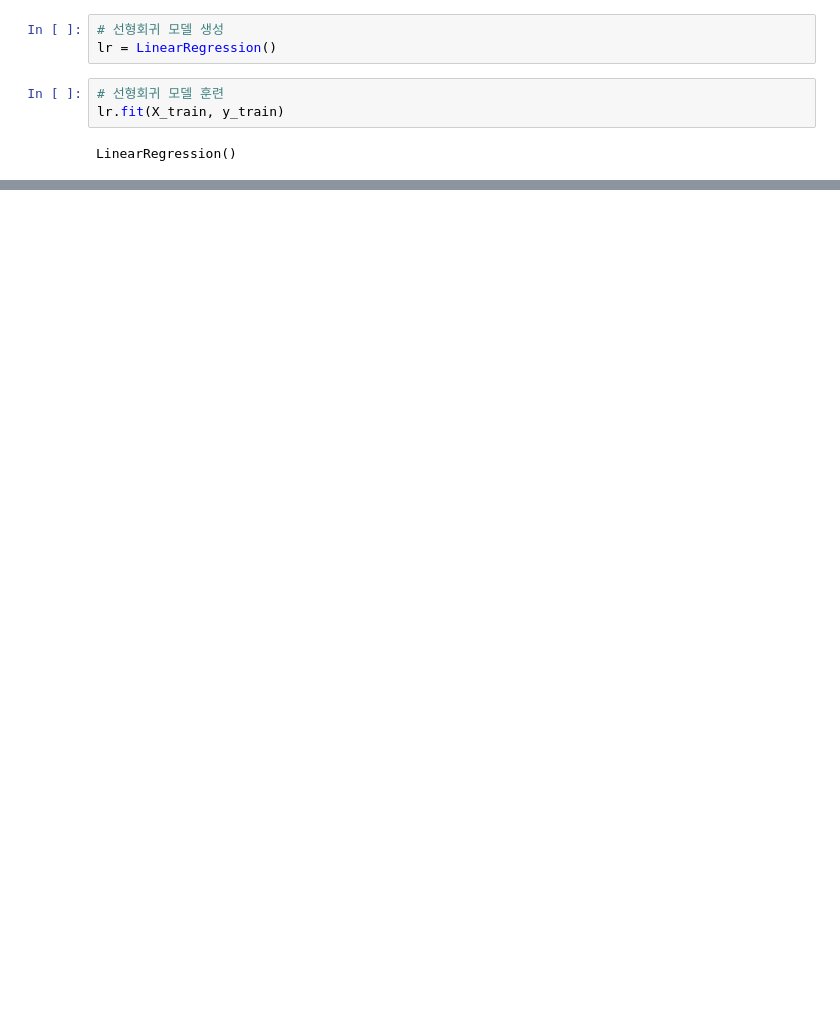
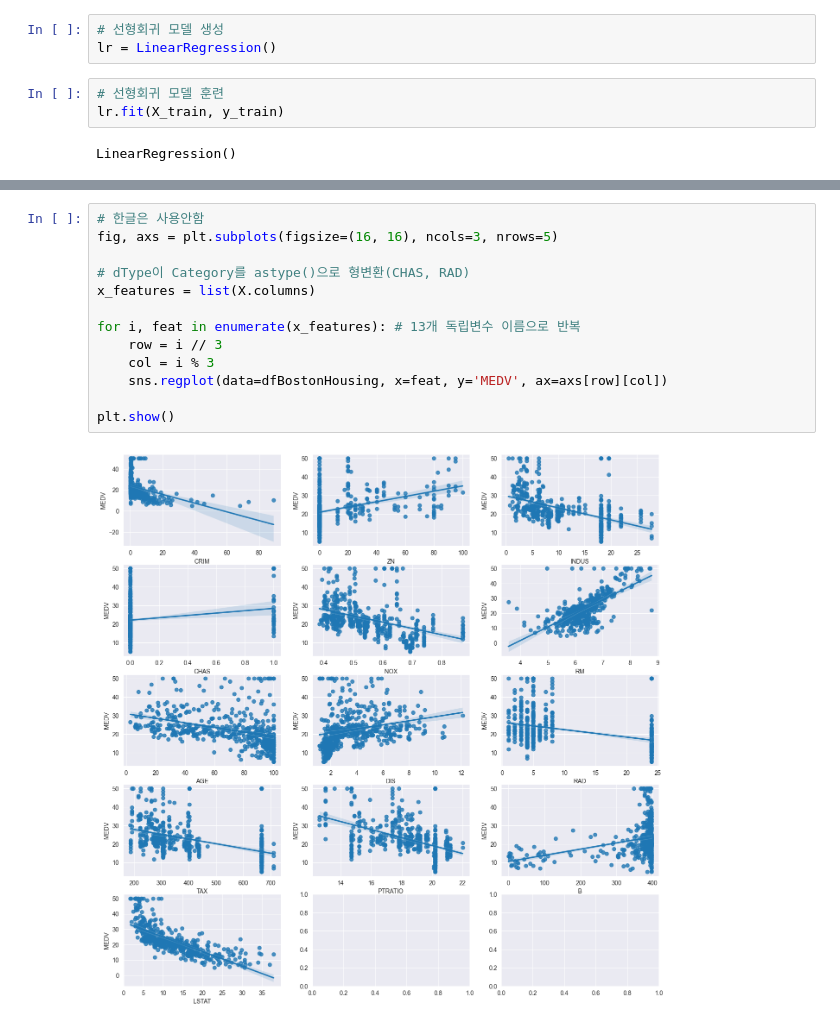
Before and after one commit to LegdayDev/BigData-Analysis, a Jupyter notebook: day11/da23_보스턴주택가격_회귀분석.ipynb, the cells around one changed output, grey strips where cells are left out. Cells and saved outputs as stored; diff of their text form; blank space fills up the shorter version.

```diff
--- a/day11/da23_보스턴주택가격_회귀분석.ipynb
+++ b/day11/da23_보스턴주택가격_회귀분석.ipynb
@@ -268,0 +376,15 @@ dtype: float64
+# %%
+# 한글은 사용안함
+fig, axs = plt.subplots(figsize=(16, 16), ncols=3, nrows=5)
+
+# dType이 Category를 astype()으로 형변환(CHAS, RAD)
+x_features = list(X.columns)
+
+for i, feat in enumerate(x_features): # 13개 독립변수 이름으로 반복
+    row = i // 3
+    col = i % 3
+    sns.regplot(data=dfBostonHousing, x=feat, y='MEDV', ax=axs[row][col])
+
+plt.show()
+# %% [output]
+[figure, added]
```
Also changed, not shown: parts of 35 cells of this notebook, 2 other files.
